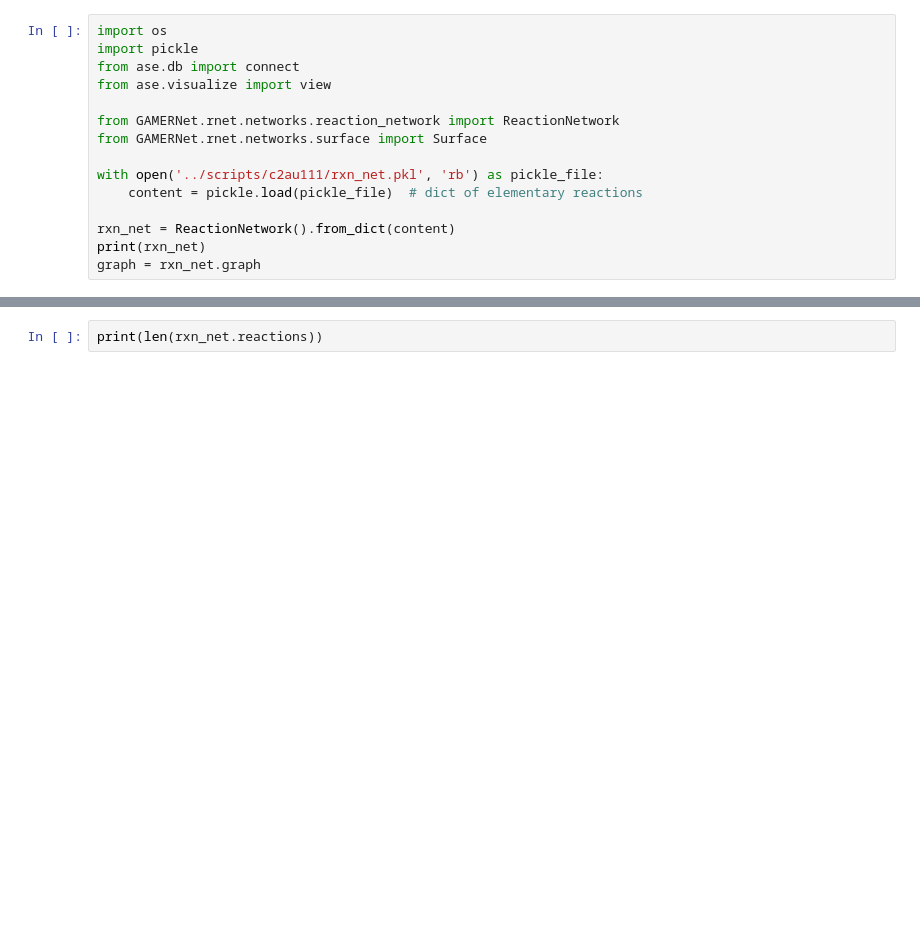
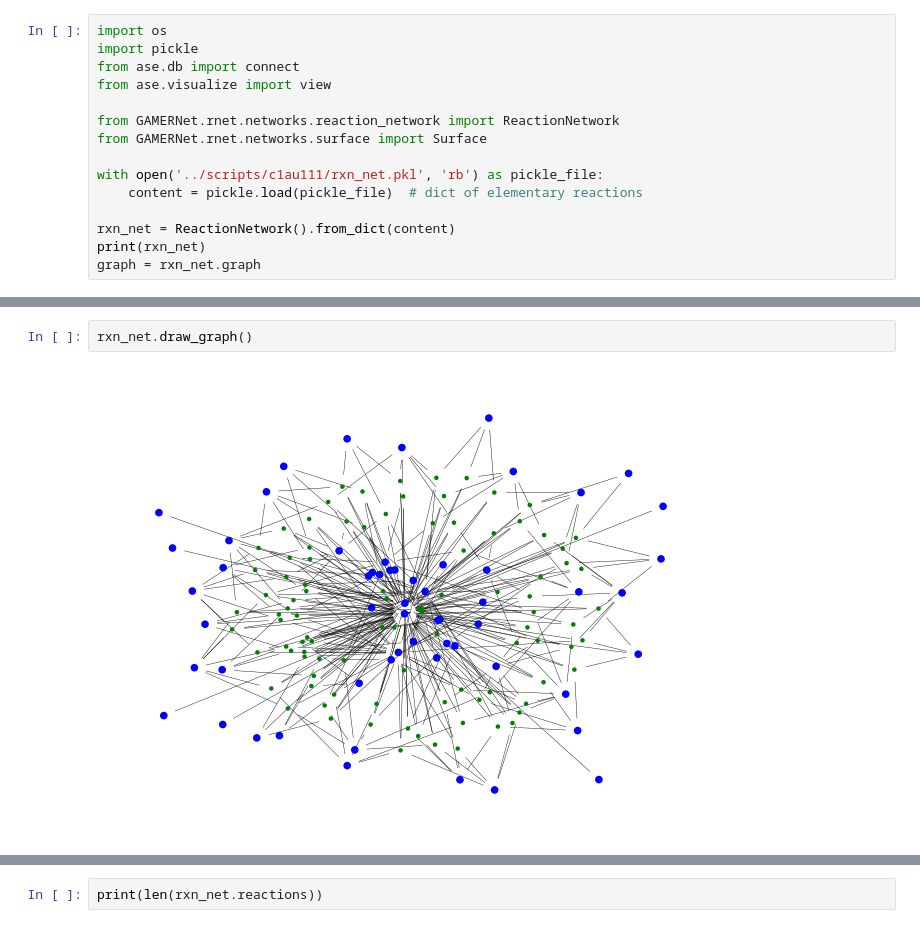
Before and after one commit to LopezGroup-ICIQ/care, a Jupyter notebook: notebooks/rxn_mk.ipynb, the cells around one changed output, grey strips where cells are left out. Saved outputs shown, nothing was run; the diff lists cells and outputs as text; blank space fills up the shorter version.

```diff
--- a/notebooks/rxn_mk.ipynb
+++ b/notebooks/rxn_mk.ipynb
@@ -7,7 +7,7 @@ from ase.visualize import view
 from GAMERNet.rnet.networks.reaction_network import ReactionNetwork
 from GAMERNet.rnet.networks.surface import Surface
 
-with open('../scripts/c2au111/rxn_net.pkl', 'rb') as pickle_file:
+with open('../scripts/c1au111/rxn_net.pkl', 'rb') as pickle_file:
     content = pickle.load(pickle_file)  # dict of elementary reactions
 
 rxn_net = ReactionNetwork().from_dict(content)
@@ -19,0 +31,4 @@ Network Carbon cutoff: C2
+# %%
+rxn_net.draw_graph()
+# %% [output]
+[figure, added]
```
Also changed, not shown: parts of 5 cells of this notebook, 2 other files.
